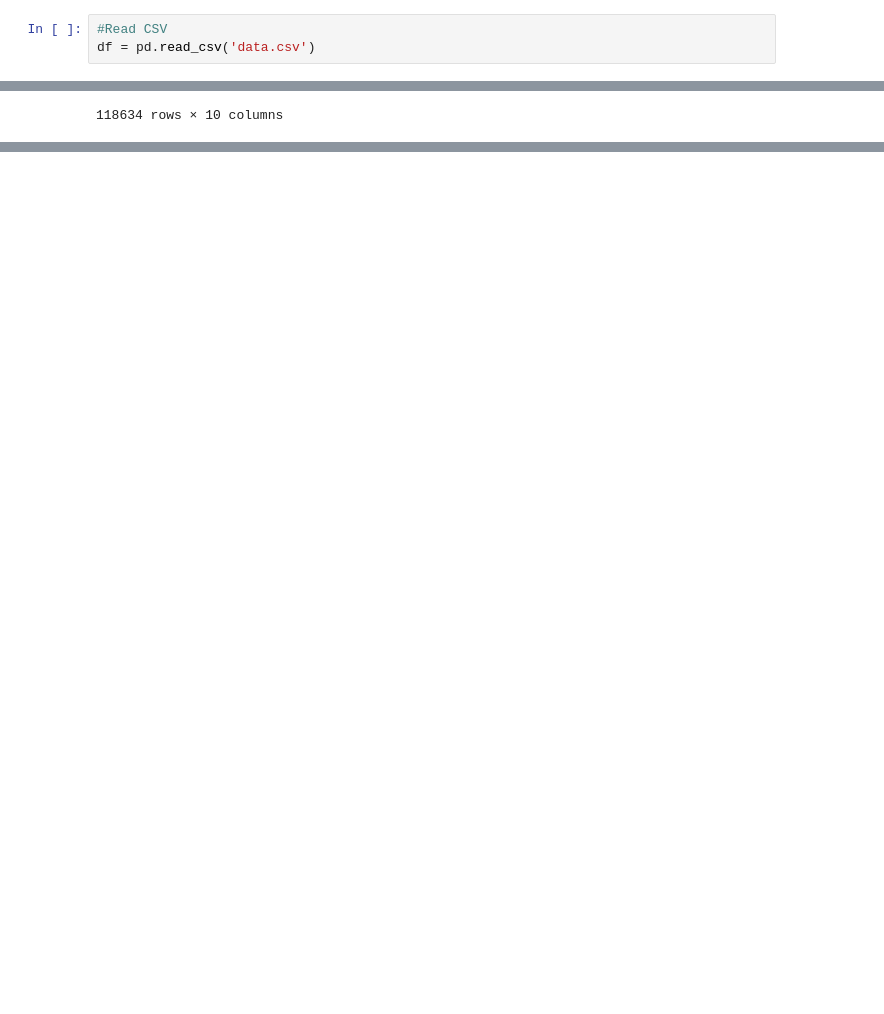
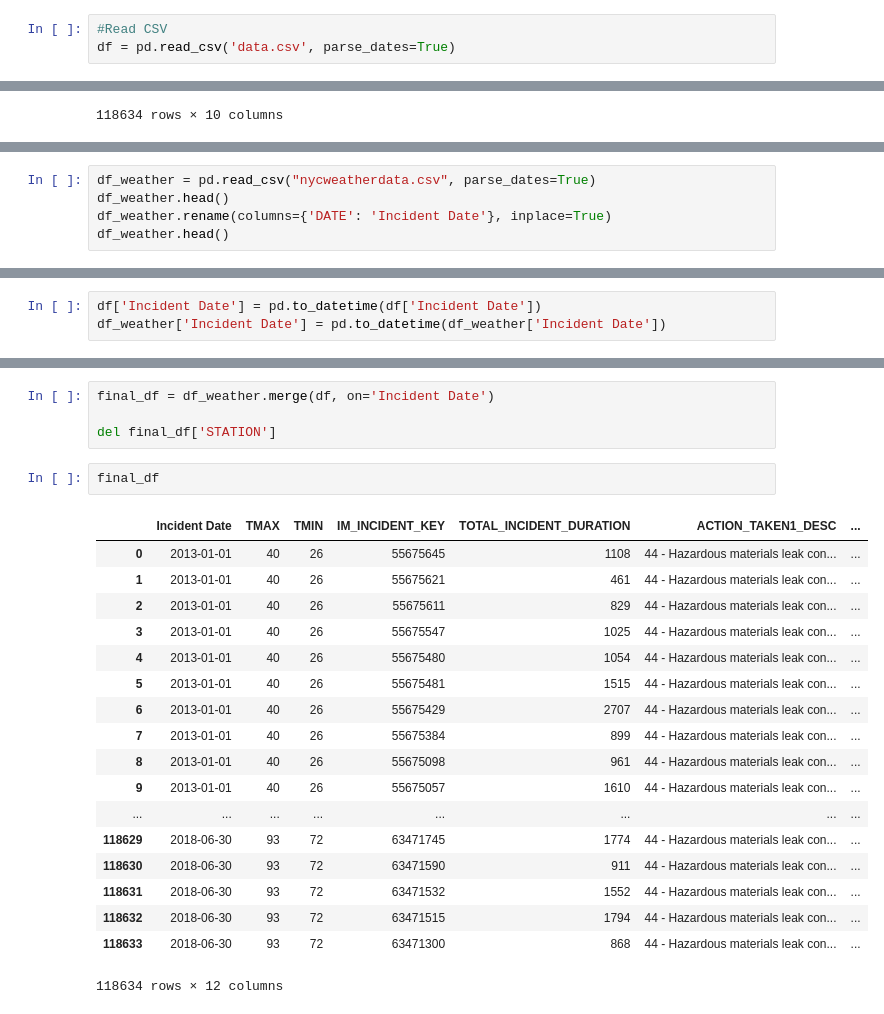
Before and after one commit to moutasemalakkad/ConEd-Gas-Leaks-Project, a Jupyter notebook: ConEd.ipynb, the cells around one changed output, grey strips where cells are left out. Saved outputs shown, nothing was run; the diff lists cells and outputs as text; blank space fills up the shorter version.

```diff
--- a/ConEd.ipynb
+++ b/ConEd.ipynb
@@ -3,7 +3,7 @@
 import pandas as pd
 # %%
 #Read CSV
-df = pd.read_csv('data.csv')
+df = pd.read_csv('data.csv', parse_dates=True)
 # %%
 #Filter Columns
 df = df[['IM_INCIDENT_KEY', 'INCIDENT_DATE_TIME', 'ARRIVAL_DATE_TIME', 'TOTAL_INCIDENT_DURATION', 'ACTION_TAKEN1_DESC', 'ACTION_TAKEN2_DESC', 'ZIP_CODE', 'BOROUGH_DESC']]
@@ -142,0 +140,5 @@ df
+# %%
+df_weather = pd.read_csv("nycweatherdata.csv", parse_dates=True)
+df_weather.head()
+df_weather.rename(columns={'DATE': 'Incident Date'}, inplace=True)
+df_weather.head()
@@ -142,0 +152,3 @@ df
+# %%
+df['Incident Date'] = pd.to_datetime(df['Incident Date'])
+df_weather['Incident Date'] = pd.to_datetime(df_weather['Incident Date'])
@@ -142,0 +177,25 @@ df
+# %%
+final_df = df_weather.merge(df, on='Incident Date')
+
+del final_df['STATION']
+# %%
+final_df
+# %% [output]
+|  | Incident Date | TMAX | TMIN | IM_INCIDENT_KEY | TOTAL_INCIDENT_DURATION | ACTION_TAKEN1_DESC | ... |
+| 0 | 2013-01-01 | 40 | 26 | 55675645 | 1108 | 44 - Hazardous materials leak con... | ... |
+| 1 | 2013-01-01 | 40 | 26 | 55675621 | 461 | 44 - Hazardous materials leak con... | ... |
+| 2 | 2013-01-01 | 40 | 26 | 55675611 | 829 | 44 - Hazardous materials leak con... | ... |
+| 3 | 2013-01-01 | 40 | 26 | 55675547 | 1025 | 44 - Hazardous materials leak con... | ... |
+| 4 | 2013-01-01 | 40 | 26 | 55675480 | 1054 | 44 - Hazardous materials leak con... | ... |
+| 5 | 2013-01-01 | 40 | 26 | 55675481 | 1515 | 44 - Hazardous materials leak con... | ... |
+| 6 | 2013-01-01 | 40 | 26 | 55675429 | 2707 | 44 - Hazardous materials leak con... | ... |
+| 7 | 2013-01-01 | 40 | 26 | 55675384 | 899 | 44 - Hazardous materials leak con... | ... |
+| 8 | 2013-01-01 | 40 | 26 | 55675098 | 961 | 44 - Hazardous materials leak con... | ... |
+| 9 | 2013-01-01 | 40 | 26 | 55675057 | 1610 | 44 - Hazardous materials leak con... | ... |
+| ... | ... | ... | ... | ... | ... | ... | ... |
+| 118629 | 2018-06-30 | 93 | 72 | 63471745 | 1774 | 44 - Hazardous materials leak con... | ... |
+| 118630 | 2018-06-30 | 93 | 72 | 63471590 | 911 | 44 - Hazardous materials leak con... | ... |
+| 118631 | 2018-06-30 | 93 | 72 | 63471532 | 1552 | 44 - Hazardous materials leak con... | ... |
+| 118632 | 2018-06-30 | 93 | 72 | 63471515 | 1794 | 44 - Hazardous materials leak con... | ... |
+| 118633 | 2018-06-30 | 93 | 72 | 63471300 | 868 | 44 - Hazardous materials leak con... | ... |
+118634 rows × 12 columns
```
Also changed, not shown: parts of 3 cells of this notebook, 1 other file.
